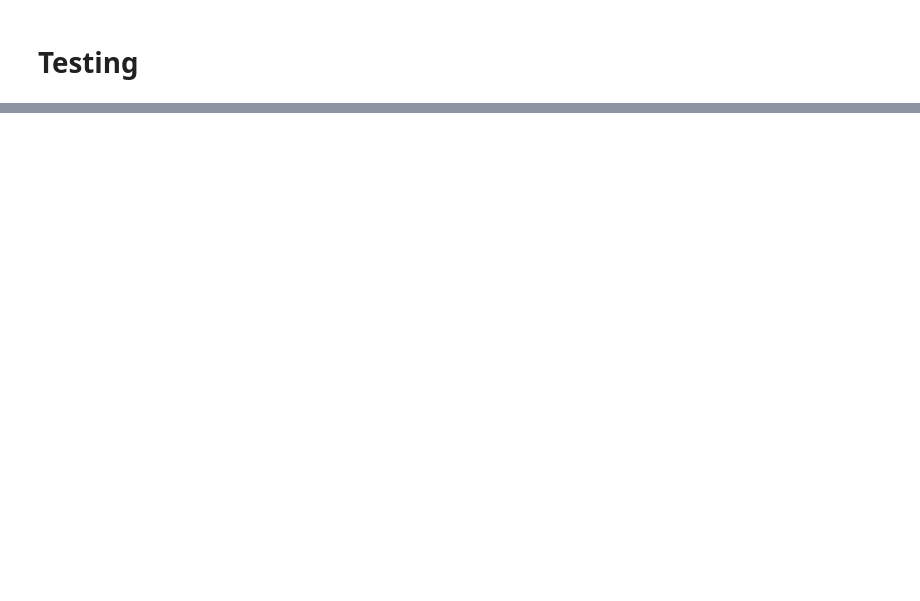
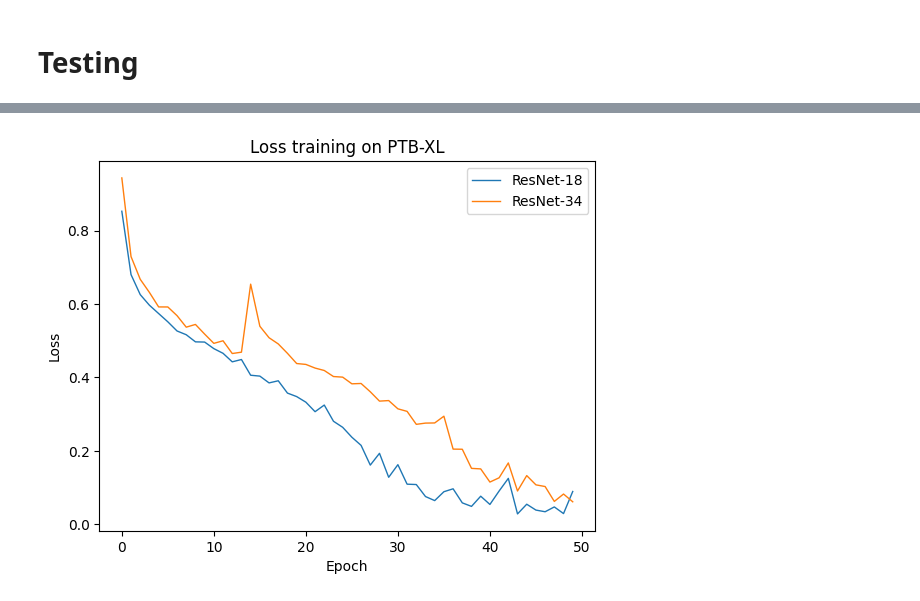
Before and after one commit to Simo067m/Bachelors-project, a Jupyter notebook: src/testing.ipynb, the cells around one changed output, grey strips where cells are left out. Cells and saved outputs as stored; diff of their text form; code cells hidden in the pictures; blank space fills up the shorter version.

```diff
--- a/src/testing.ipynb
+++ b/src/testing.ipynb
@@ -93,0 +102,13 @@ device(type='cuda')
+# %%
+total_loss_18_divided = [loss / 77 for loss in total_loss_18]
+total_loss_34_divided = [loss / 77 for loss in total_loss_34]
+
+plt.plot(total_loss_18_divided, label='ResNet-18')
+plt.plot(total_loss_34_divided, label='ResNet-34')
+plt.xlabel('Epoch')
+plt.ylabel('Loss')
+plt.title('Loss training on PTB-XL')
+plt.legend()
+plt.show()
+# %% [output]
+[figure, added]
```
Also changed, not shown: parts of 11 cells of this notebook, 21 other files.
